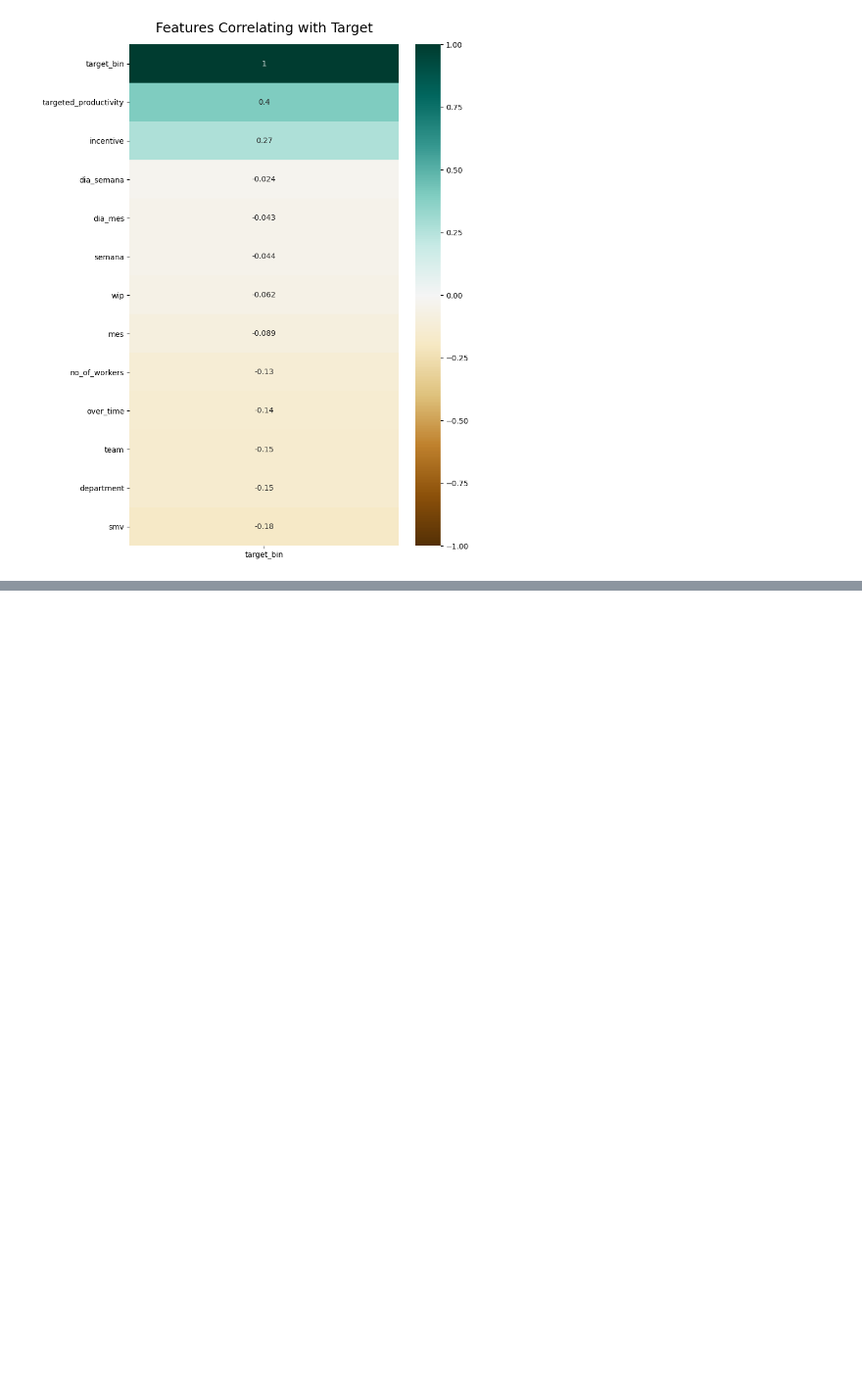
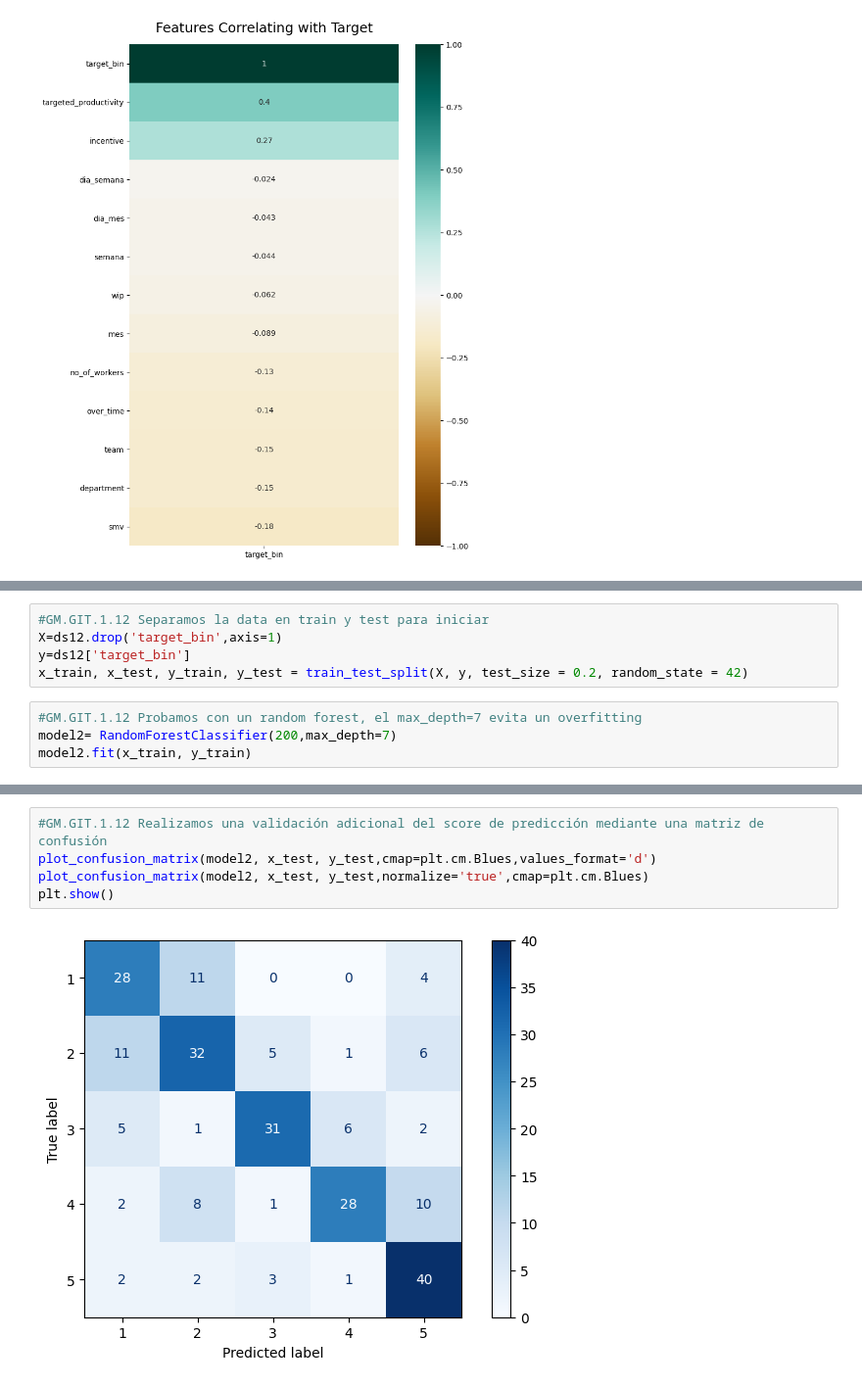
Before and after one commit to darwinpadilla/Grupo_Productivity_Prediction, a Jupyter notebook: Grupo_Productivity_Prediction.ipynb, the cells around one changed output, grey strips where cells are left out. Shown at 98% size. Drawn from its saved outputs; the diff is of its cells as text; blank space fills up the shorter version.

Commit message:
Primera predicción de clasificación multiclass con Random Forest

```diff
--- a/Grupo_Productivity_Prediction.ipynb
+++ b/Grupo_Productivity_Prediction.ipynb
@@ -1076,0 +1081,9 @@ heatmap.set_title('Features Correlating with Target', fontdict={'fontsize':18},
+# %%
+#GM.GIT.1.12 Separamos la data en train y test para iniciar
+X=ds12.drop('target_bin',axis=1)
+y=ds12['target_bin']
+x_train, x_test, y_train, y_test = train_test_split(X, y, test_size = 0.2, random_state = 42)
+# %%
+#GM.GIT.1.12 Probamos con un random forest, el max_depth=7 evita un overfitting
+model2= RandomForestClassifier(200,max_depth=7)
+model2.fit(x_train, y_train)
@@ -1076,0 +1114,7 @@ heatmap.set_title('Features Correlating with Target', fontdict={'fontsize':18},
+# %%
+#GM.GIT.1.12 Realizamos una validación adicional del score de predicción mediante una matriz de confusión
+plot_confusion_matrix(model2, x_test, y_test,cmap=plt.cm.Blues,values_format='d')
+plot_confusion_matrix(model2, x_test, y_test,normalize='true',cmap=plt.cm.Blues)
+plt.show()
+# %% [output]
+[figure, added]
```
Also changed, not shown: parts of 5 cells of this notebook.
